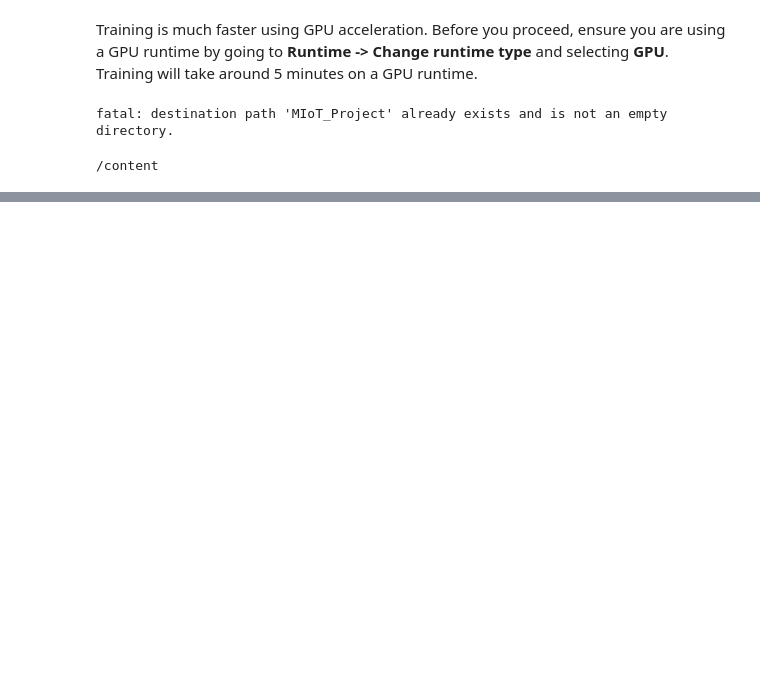
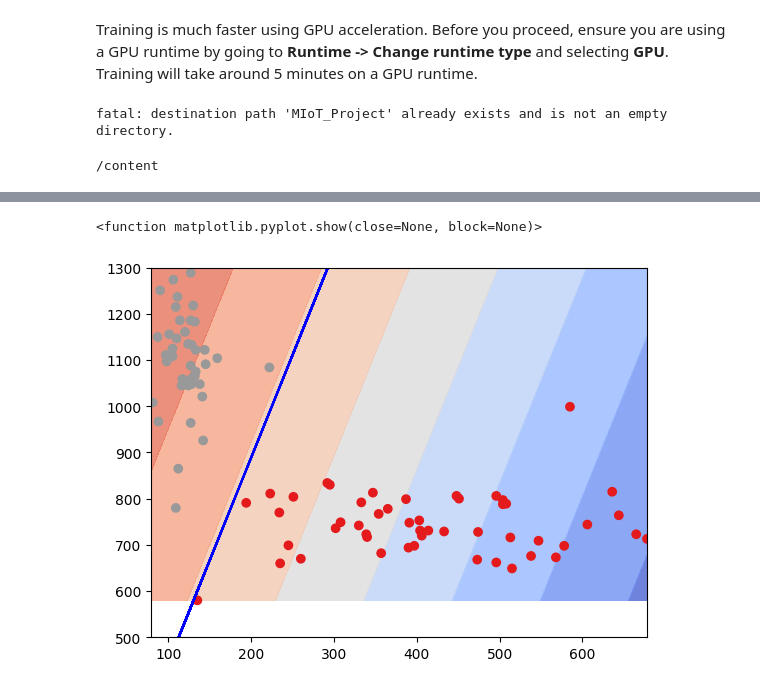
Before and after one commit to aclightbody/MIoT_Project, a Jupyter notebook: Project_ESP32_MPU6050_DMP6/Scripts/train.ipynb, the cells around one changed output, grey strips where cells are left out. Saved outputs shown, nothing was run; the diff lists cells and outputs as text; code cells hidden in the pictures; blank space fills up the shorter version.

```diff
--- a/Project_ESP32_MPU6050_DMP6/Scripts/train.ipynb
+++ b/Project_ESP32_MPU6050_DMP6/Scripts/train.ipynb
@@ -119,21 +119,24 @@ Finished training the model
 # plot(X, Y, W=model.weight.t().detach().numpy(), b=-model.bias.detach().numpy())
 
 # history = model.fit(train_features, train_labels, epochs=400, batch_size=64, validation_data=(test_features, test_labels))
+# %%
+# print(f' W: {model.weights}')
+w0 = model.get_weights()[0] # weight vector
+w1 = model.get_weights()[1] # bias
+
+# print(model.layers[0].kernel.numpy()) # Weight vector
+# print(-model.layers[0].bias.numpy()) # Bias
+
+m = - w0[0]/w0[1]
+b = - w1[0]
+
+xSep          = [x[0] for x in x]
+ySep          = [m * x + b for x in xSep]
 # %%
-# print(f' W: {model.weights}')
-# w0 = model.get_weights()[0] # weight vector
-# w1 = model.get_weights()[1] # bias
-
 # print(model.layers[0].kernel.numpy()) # Weight vector
 # print(-model.layers[0].bias.numpy()) # Bias
 
 # prediction = model.predict_generator(test, verbose=1)
-
-# m = - w0[0]/w0[1]
-# b = - w1[0]
-
-# xSep          = [x[1] for x in xDataset]
-# ySep          = [m * x + b for x in xSep]
 
 # plt.figure(figsize=(5, 5))
 # plt.scatter(dataDrop[:,1], dataDrop[:,2], c='red', label='Fall')
@@ -146,10 +149,13 @@ Finished training the model
 
 x_min, x_max = x[:, 0].min() - 1, x[:, 0].max() + 1
 y_min, y_max = x[:, 1].min() - 1, x[:, 1].max() + 1
-xx, yy = numpy.meshgrid(numpy.arange(x_min, x_max, 0.01),
-                         numpy.arange(y_min, y_max, 0.01))
+xx, yy = numpy.meshgrid(numpy.arange(x_min, x_max, 1),numpy.arange(y_min, y_max, 1))
 Z = model.predict(numpy.c_[xx.ravel(), yy.ravel()])
 Z = Z.reshape(xx.shape)
 cs = plt.contourf(xx, yy, Z, cmap=plt.cm.coolwarm, alpha=0.8)
 plt.scatter(x[:, 0], x[:, 1], c=y, cmap=plt.cm.Set1)
-plt.show()
+# plt.plot(numpy.reshape(xSep, (len(xSep), 1)), numpy.reshape(ySep, (len(ySep), 1)), 'b-', label='Dividing line')
+plt.plot(xSep, ySep, 'b-', label='Dividing line')
+plt.ylim(500,1300)
+plt.show
+# %% [output]
@@ -155,0 +163,2 @@ plt.show()
+<function matplotlib.pyplot.show(close=None, block=None)>
+[figure, added]
```
Also changed, not shown: parts of 3 cells of this notebook.
